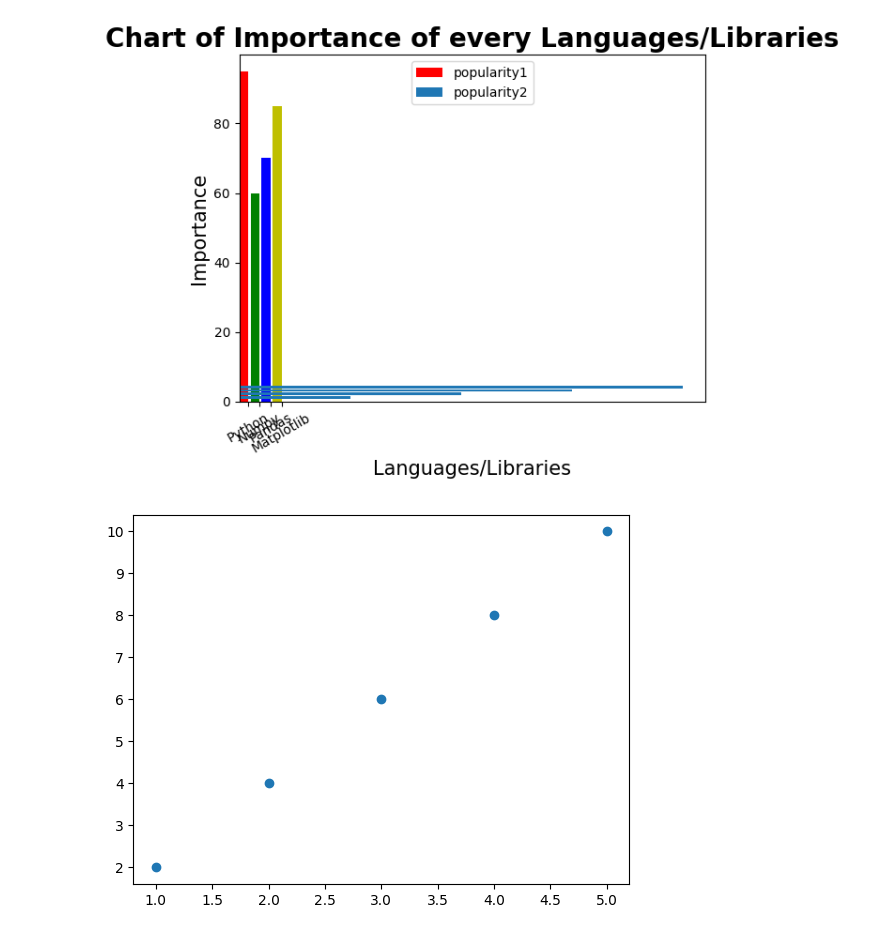
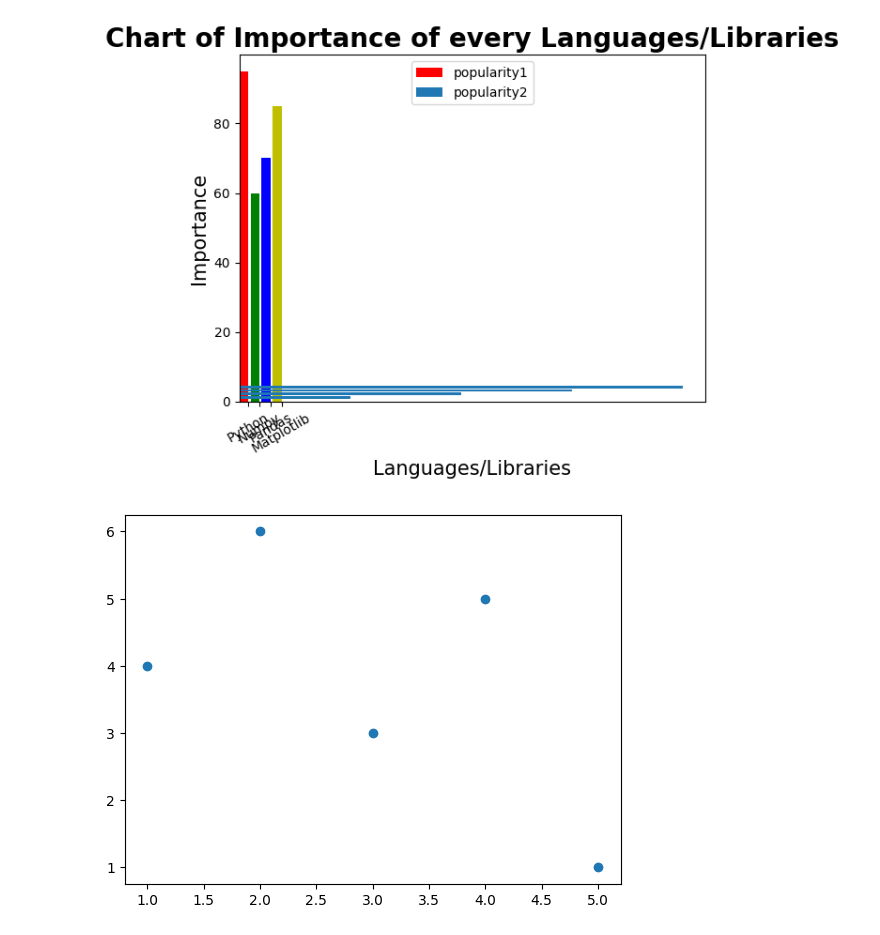
Before and after one commit to rajan-dhinoja/python_libraries, a Jupyter notebook: Matplotlib_Tutorial.ipynb, the cells around one changed output. Cells and saved outputs as stored; diff of their text form; code cells hidden in the pictures.

```diff
--- a/Matplotlib_Tutorial.ipynb
+++ b/Matplotlib_Tutorial.ipynb
@@ -80,9 +80,8 @@ plt.show()
 [figure]
 # %%
 x = [1,2,3,4,5]
-y = [2,4,6,8,10]
-
+y = [4,6,3,5,1]
 plt.scatter(x,y)
 plt.show()
 # %% [output]
-[figure, old version]
+[figure, new version]
```
